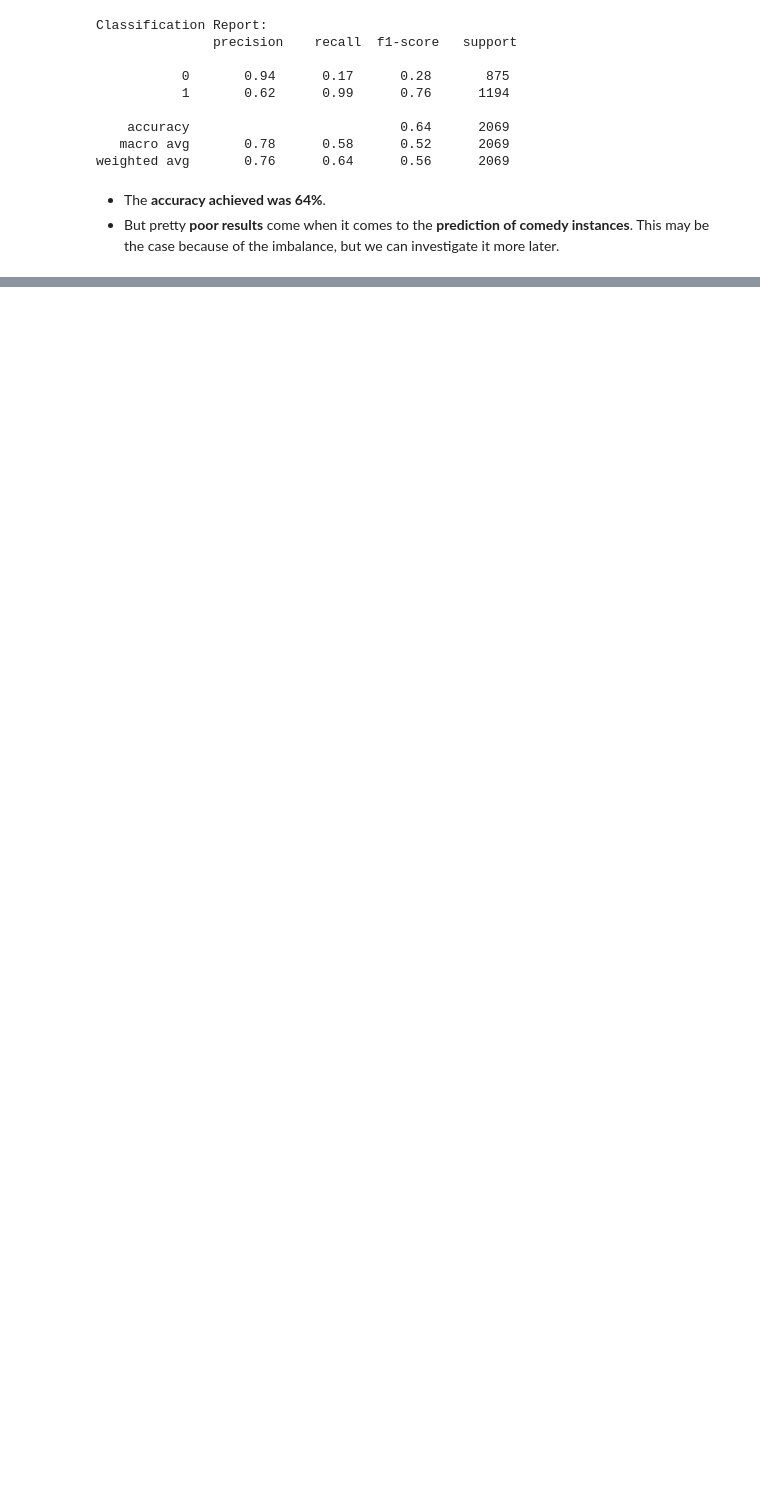
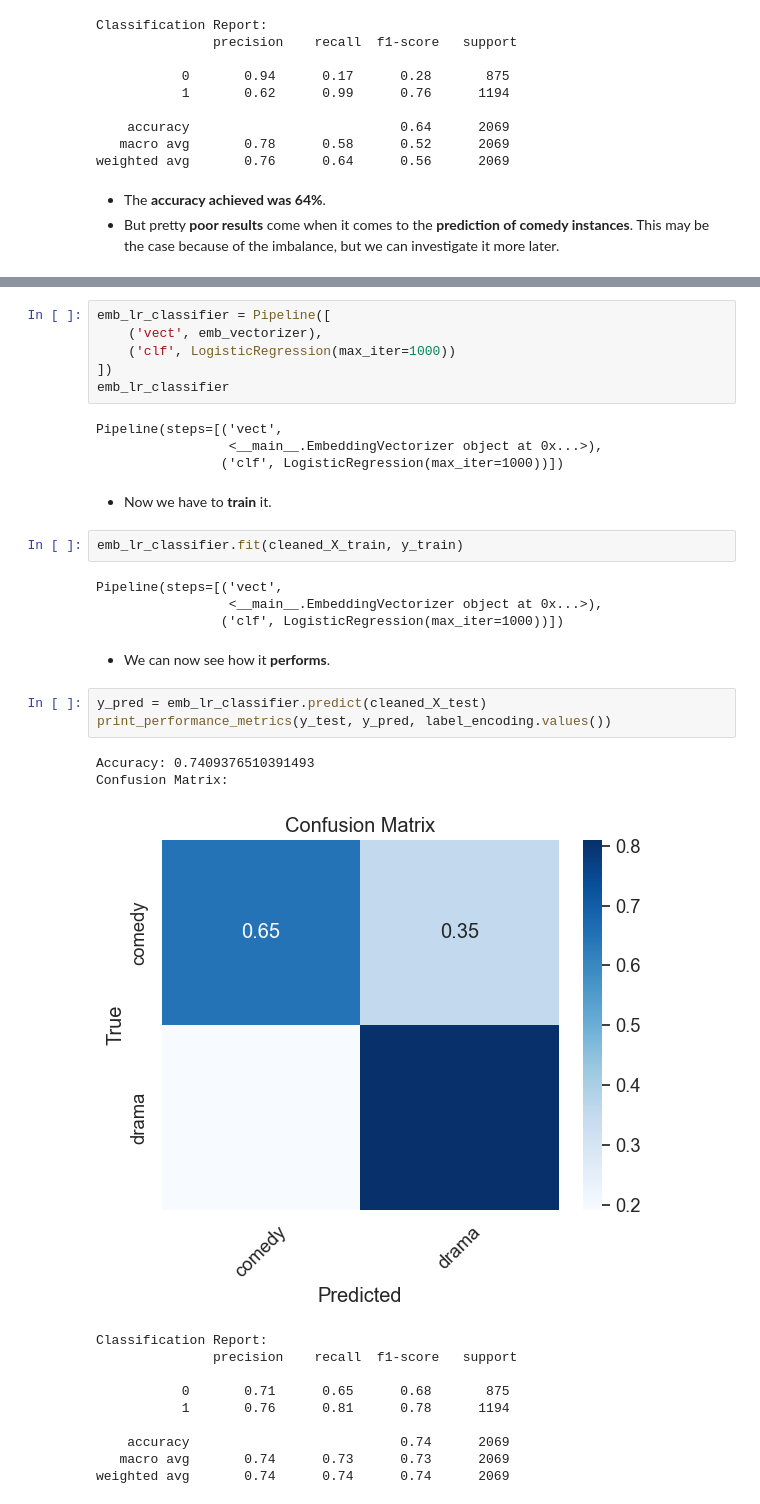
Before and after one commit to giorgossideris/movie_plots_nlp, a Jupyter notebook: genre_classification.ipynb, the cells around one changed output, grey strips where cells are left out. Drawn from its saved outputs; the diff is of its cells as text; blank space fills up the shorter version.

```diff
--- a/genre_classification.ipynb
+++ b/genre_classification.ipynb
@@ -432,0 +520,36 @@ weighted avg       0.76      0.64      0.56      2069
+# %%
+emb_lr_classifier = Pipeline([
+    ('vect', emb_vectorizer),
+    ('clf', LogisticRegression(max_iter=1000))
+])
+emb_lr_classifier
+# %% [output]
+Pipeline(steps=[('vect',
+                 <__main__.EmbeddingVectorizer object at 0x...>),
+                ('clf', LogisticRegression(max_iter=1000))])
+# %% [markdown]
+* Now we have to **train** it.
+# %%
+emb_lr_classifier.fit(cleaned_X_train, y_train)
+# %% [output]
+Pipeline(steps=[('vect',
+                 <__main__.EmbeddingVectorizer object at 0x...>),
+                ('clf', LogisticRegression(max_iter=1000))])
+# %% [markdown]
+* We can now see how it **performs**.
+# %%
+y_pred = emb_lr_classifier.predict(cleaned_X_test)
+print_performance_metrics(y_test, y_pred, label_encoding.values())
+# %% [output]
+Accuracy: 0.7409376510391493
+Confusion Matrix:
+[figure, added]
+Classification Report:
+               precision    recall  f1-score   support
+
+           0       0.71      0.65      0.68       875
+           1       0.76      0.81      0.78      1194
+
+    accuracy                           0.74      2069
+   macro avg       0.74      0.73      0.73      2069
+weighted avg       0.74      0.74      0.74      2069
```
Also changed, not shown: parts of 20 cells of this notebook.
